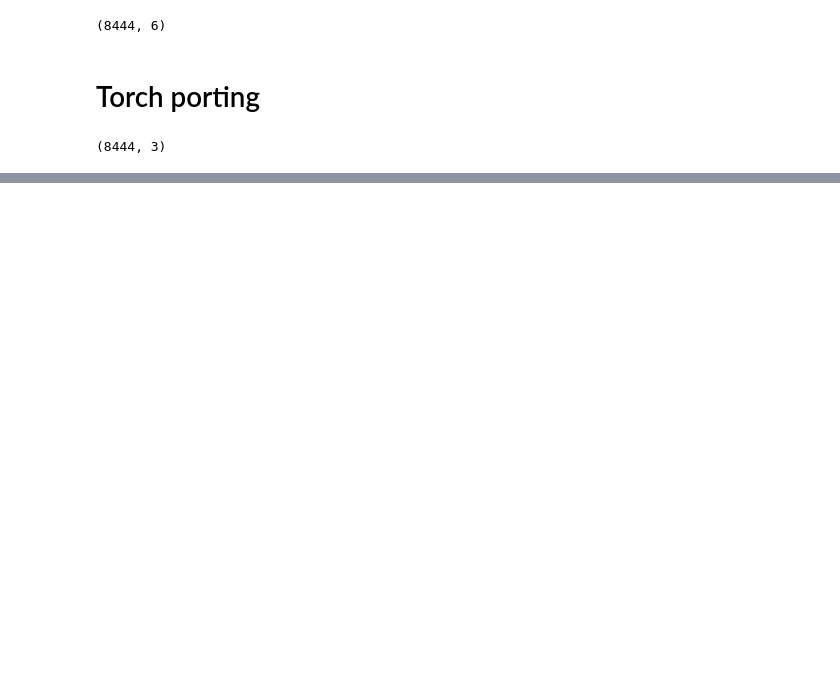
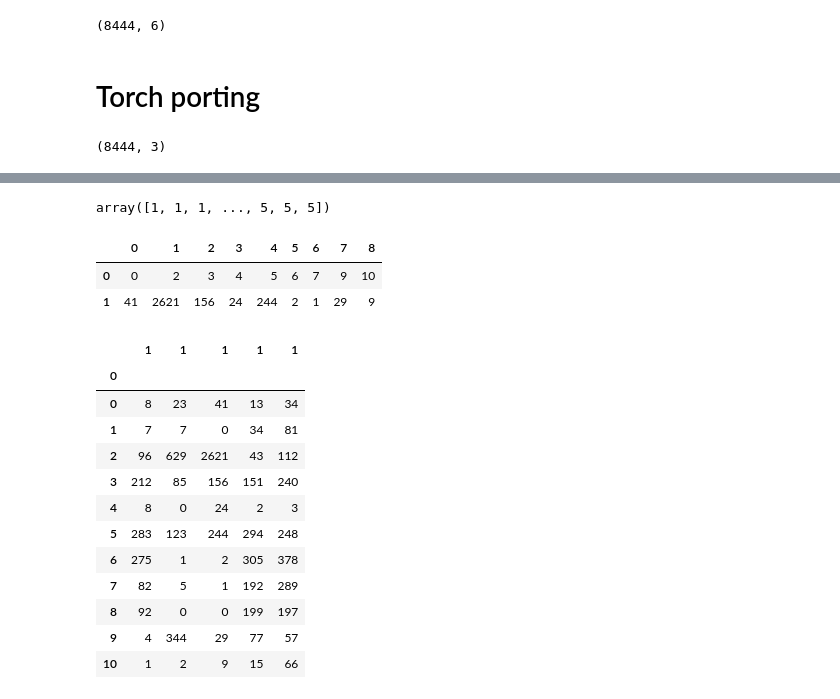
Before and after one commit to ch6845/dynamic-cell-classifier, a Jupyter notebook: 3_DCC.ipynb, the cells around one changed output, grey strips where cells are left out. Saved outputs shown, nothing was run; the diff lists cells and outputs as text; code cells hidden in the pictures; blank space fills up the shorter version.

```diff
--- a/3_DCC.ipynb
+++ b/3_DCC.ipynb
@@ -554 +777,29 @@ End time: 2020-04-28 16:27:38
 #
+# %%
+#model.delta_log_min
+exp_data_col_patient
+# %% [output]
+array([1, 1, 1, ..., 5, 5, 5])
+# %%
+pd.DataFrame(np.array(np.unique(exp_data_meta_clusterid_clusteridunique.values[exp_data_col_patient==3],return_counts=True)))
+# %% [output]
+|  | 0 | 1 | 2 | 3 | 4 | 5 | 6 | 7 | 8 |
+| 0 | 0 | 2 | 3 | 4 | 5 | 6 | 7 | 9 | 10 |
+| 1 | 41 | 2621 | 156 | 24 | 244 | 2 | 1 | 29 | 9 |
+# %%
+#pd.DataFrame([np.unique(exp_data_meta_clusterid_clusteridunique.values[exp_data_col_patient==i],return_counts=True) for i in range(1,6)]).T
+pd.concat([pd.DataFrame(np.array(np.unique(exp_data_meta_clusterid_clusteridunique.values[exp_data_col_patient==i],return_counts=True))).T.set_index(0) for i in range(1,6)],axis=1).fillna(0).astype(int)
+# %% [output]
+|  | 1 | 1 | 1 | 1 | 1 |
+| 0 |  |  |  |  |  |
+| 0 | 8 | 23 | 41 | 13 | 34 |
+| 1 | 7 | 7 | 0 | 34 | 81 |
+| 2 | 96 | 629 | 2621 | 43 | 112 |
+| 3 | 212 | 85 | 156 | 151 | 240 |
+| 4 | 8 | 0 | 24 | 2 | 3 |
+| 5 | 283 | 123 | 244 | 294 | 248 |
+| 6 | 275 | 1 | 2 | 305 | 378 |
+| 7 | 82 | 5 | 1 | 192 | 289 |
+| 8 | 92 | 0 | 0 | 199 | 197 |
+| 9 | 4 | 344 | 29 | 77 | 57 |
+| 10 | 1 | 2 | 9 | 15 | 66 |
```
Also changed, not shown: parts of 47 cells of this notebook, 51 other files.
